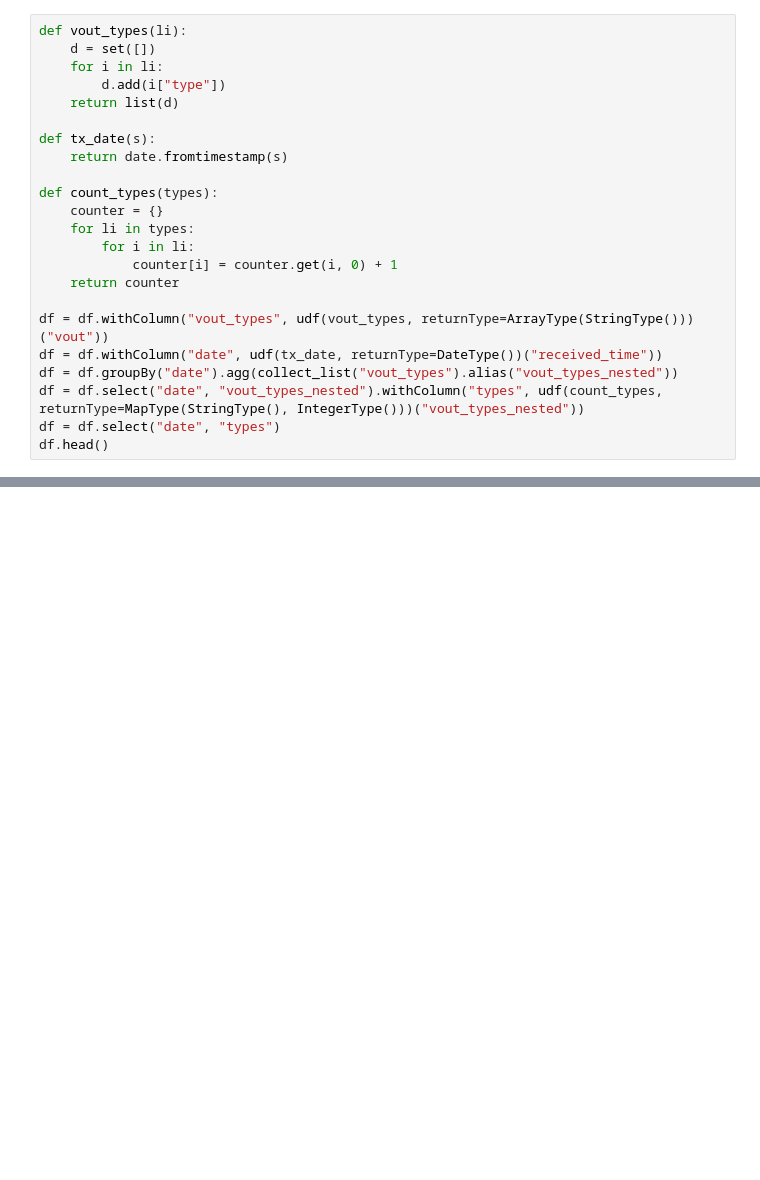
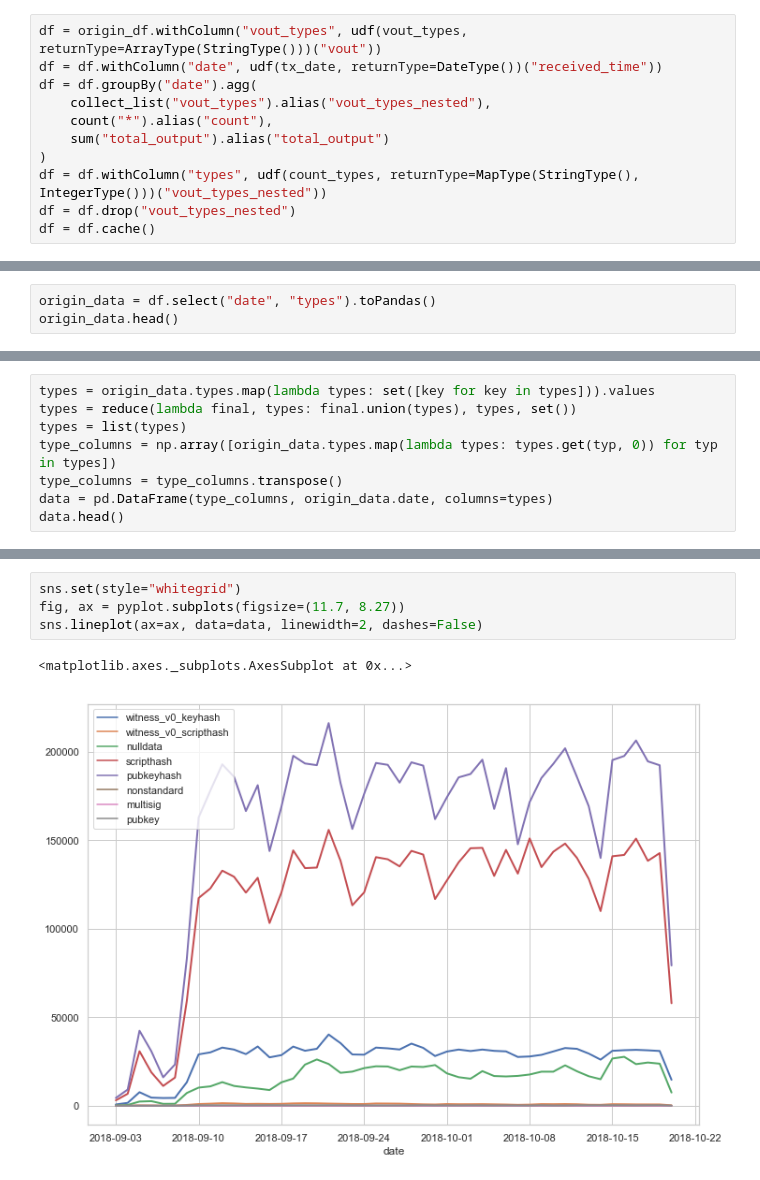
Before and after one commit to CS-703059001-group4/bitcoin-analysis, a Jupyter notebook: notebook/vout_type.ipynb, the cells around one changed output, grey strips where cells are left out. Cells and saved outputs as stored; diff of their text form; blank space fills up the shorter version.

Commit message:
update vout type

```diff
--- a/notebook/vout_type.ipynb
+++ b/notebook/vout_type.ipynb
@@ -33,23 +70,11 @@ df = spark.read.load("../data/*.parquet")
 # %%
-def vout_types(li):
-    d = set([])
-    for i in li:
-        d.add(i["type"])
-    return list(d)
-
-def tx_date(s):
-    return date.fromtimestamp(s)
-
-def count_types(types):
-    counter = {}
-    for li in types:
-        for i in li:
-            counter[i] = counter.get(i, 0) + 1
-    return counter
-
-df = df.withColumn("vout_types", udf(vout_types, returnType=ArrayType(StringType()))("vout"))
+df = origin_df.withColumn("vout_types", udf(vout_types, returnType=ArrayType(StringType()))("vout"))
 df = df.withColumn("date", udf(tx_date, returnType=DateType())("received_time"))
-df = df.groupBy("date").agg(collect_list("vout_types").alias("vout_types_nested"))
-df = df.select("date", "vout_types_nested").withColumn("types", udf(count_types, returnType=MapType(StringType(), IntegerType()))("vout_types_nested"))
-df = df.select("date", "types")
-df.head()
+df = df.groupBy("date").agg(
+    collect_list("vout_types").alias("vout_types_nested"),
+    count("*").alias("count"),
+    sum("total_output").alias("total_output")
+)
+df = df.withColumn("types", udf(count_types, returnType=MapType(StringType(), IntegerType()))("vout_types_nested"))
+df = df.drop("vout_types_nested")
+df = df.cache()
@@ -93,0 +81,3 @@ High five! You successfully sent some data to your account on plotly. View your
+# %%
+origin_data = df.select("date", "types").toPandas()
+origin_data.head()
@@ -93,0 +91,8 @@ High five! You successfully sent some data to your account on plotly. View your
+# %%
+types = origin_data.types.map(lambda types: set([key for key in types])).values
+types = reduce(lambda final, types: final.union(types), types, set())
+types = list(types)
+type_columns = np.array([origin_data.types.map(lambda types: types.get(typ, 0)) for typ in types])
+type_columns = type_columns.transpose()
+data = pd.DataFrame(type_columns, origin_data.date, columns=types)
+data.head()
@@ -93,0 +107,7 @@ High five! You successfully sent some data to your account on plotly. View your
+# %%
+sns.set(style="whitegrid")
+fig, ax = pyplot.subplots(figsize=(11.7, 8.27))
+sns.lineplot(ax=ax, data=data, linewidth=2, dashes=False)
+# %% [output]
+<matplotlib.axes._subplots.AxesSubplot at 0x...>
+[figure, added]
```
Also changed, not shown: parts of 23 cells of this notebook, 1 other file.
